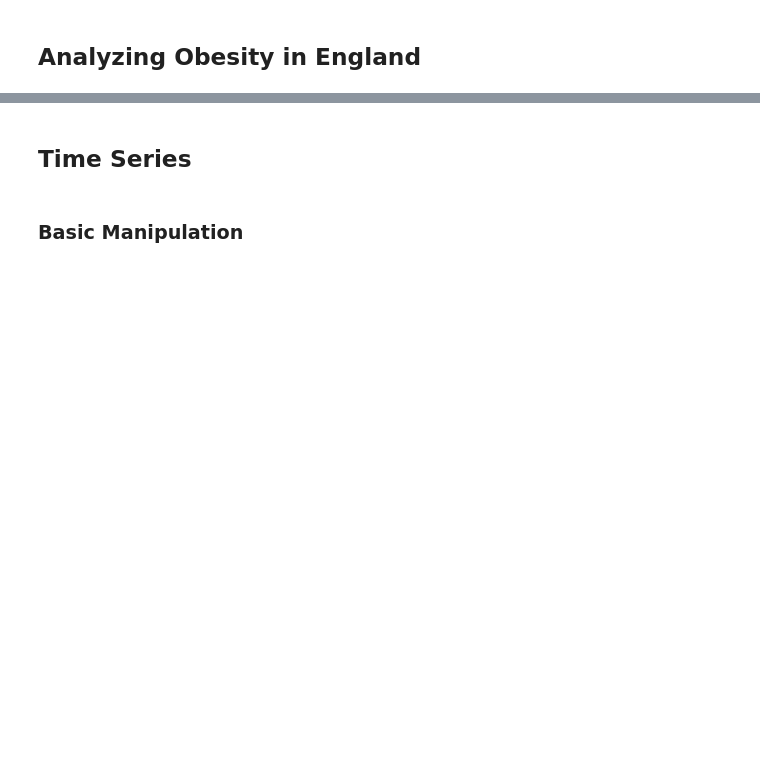
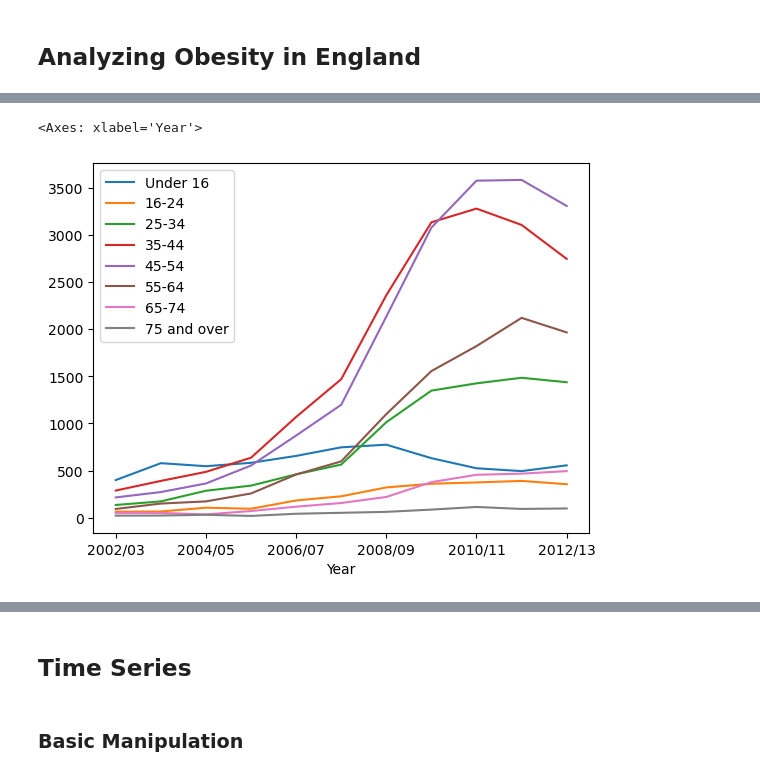
Before and after one commit to mfarizky/H8_5, a Jupyter notebook: sesi/sesi_6.ipynb, the cells around one changed output, grey strips where cells are left out. Saved outputs shown, nothing was run; the diff lists cells and outputs as text; code cells hidden in the pictures; blank space fills up the shorter version.

```diff
--- a/sesi/sesi_6.ipynb
+++ b/sesi/sesi_6.ipynb
@@ -132,0 +316,5 @@ Name: NUM_BEDROOMS, dtype: float64
+# %%
+data_age_no_total.plot()
+# %% [output]
+<Axes: xlabel='Year'>
+[figure, added]
```
Also changed, not shown: parts of 61 cells of this notebook.
